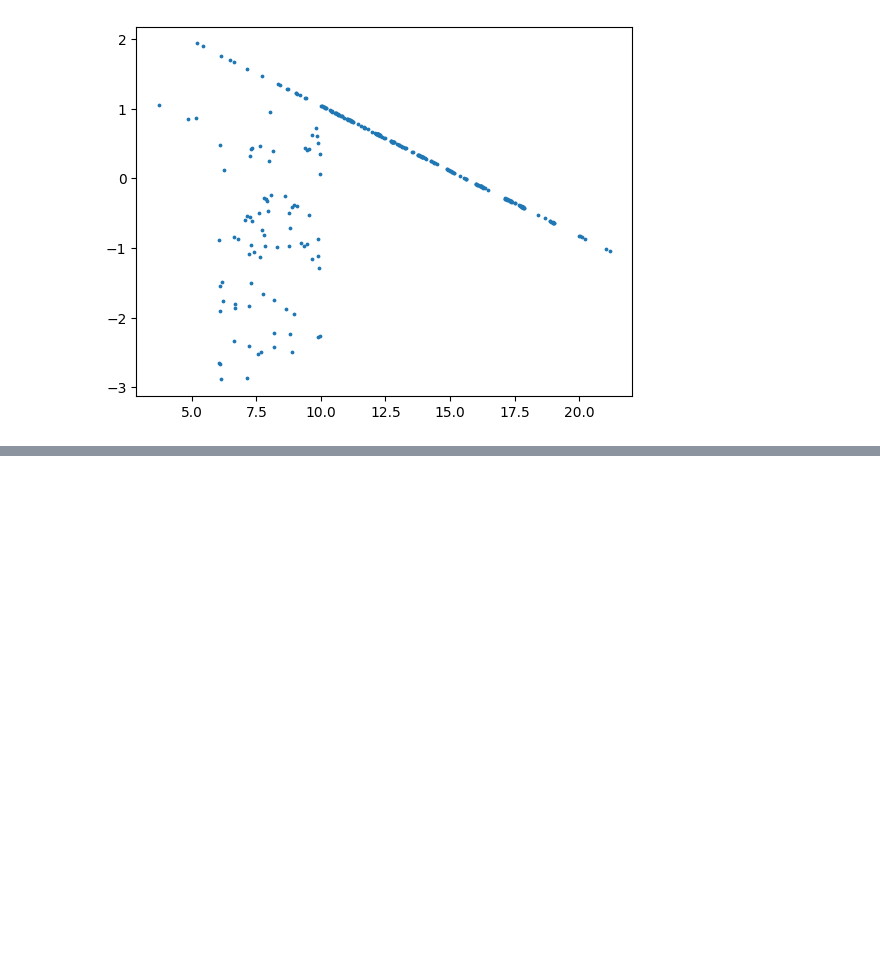
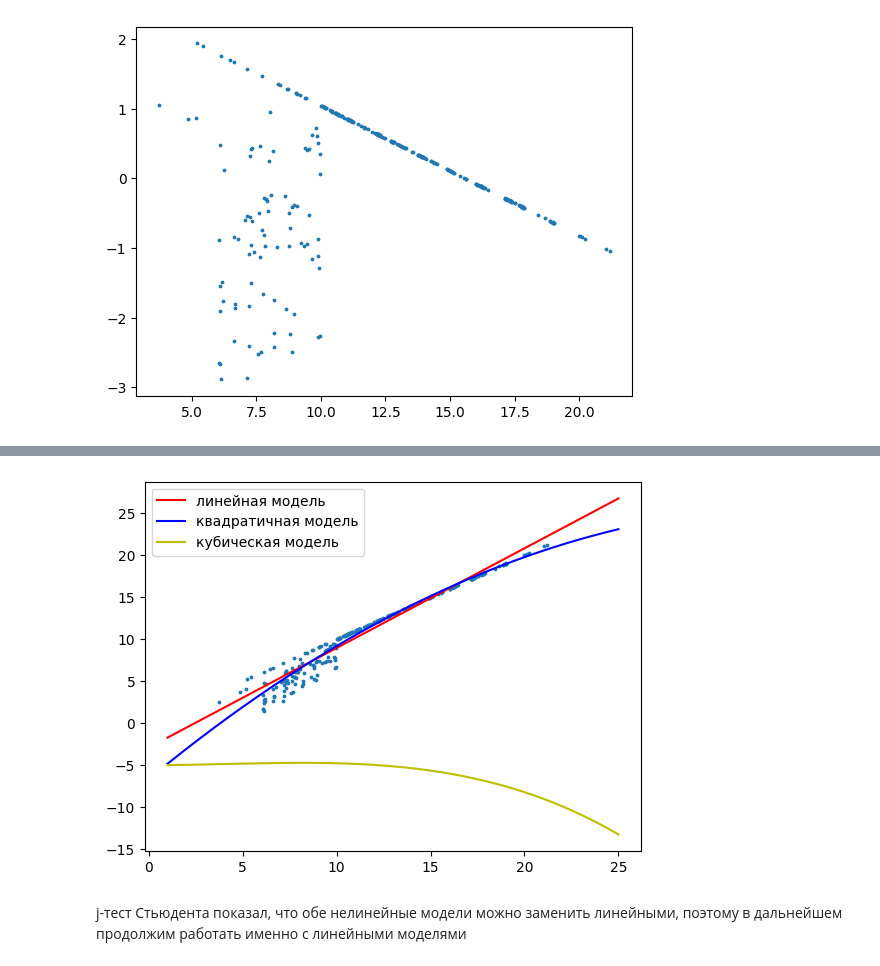
Before and after one commit to Kudriavtsev-Eduard/PairRegressionSolution, a Jupyter notebook: notebook.ipynb, the cells around one changed output, grey strips where cells are left out. Cells and saved outputs as stored; diff of their text form; code cells hidden in the pictures; blank space fills up the shorter version.

```diff
--- a/notebook.ipynb
+++ b/notebook.ipynb
@@ -156,0 +160,13 @@ print(f"    4. Нормальность остатков?: {stats.normaltest(mod
+# %%
+import statsmodels.formula.api as smf
+
+model_quadratic = smf.ols('y ~ x + I(x**2)', pandas.DataFrame({'x': x_values, 'y': y_values})).fit()
+
+model_cubic = smf.ols('y ~ x + I(x**2) + I(x**3)', pandas.DataFrame({'x': x_values, 'y': y_values})).fit()
+
+
+def j_test(det_2: float) -> bool:
+    j_critical = stats.t.ppf(p_value, len(to_choose) - 2)
+    r_2 = coeff_pearson.statistic ** 2
+    return (det_2 - r_2) / (
+            2 * np.sqrt(((det_2 - r_2) - (det_2 - r_2) ** 2 * (2 - (det_2 + r_2))) / len(to_choose))) < abs(j_critical)
@@ -156,0 +200,17 @@ print(f"    4. Нормальность остатков?: {stats.normaltest(mod
+# %%
+gr_quadratic = gr_x * model_quadratic.params['x'] + model_quadratic.params['Intercept'] + gr_x ** 2 * \
+               model_quadratic.params['I(x ** 2)']
+gr_cubic = model_cubic.params['Intercept'] + gr_x ** 2 * model_cubic.params['I(x ** 2)'] + gr_x ** 3 * \
+           model_cubic.params['I(x ** 3)']
+
+plt.scatter(x_values, y_values, s=3)
+plt.plot(gr_x, gr_y, color='r', label='линейная модель')
+plt.plot(gr_x, gr_quadratic, color='b', label='квадратичная модель')
+plt.plot(gr_x, gr_cubic, color='y', label='кубическая модель')
+
+plt.legend()
+plt.show()
+# %% [output]
+[figure, added]
+# %% [markdown]
+j-тест Стьюдента показал, что обе нелинейные модели можно заменить линейными, поэтому в дальнейшем продолжим работать именно с линейными моделями
```
Also changed, not shown: parts of 9 cells of this notebook.
